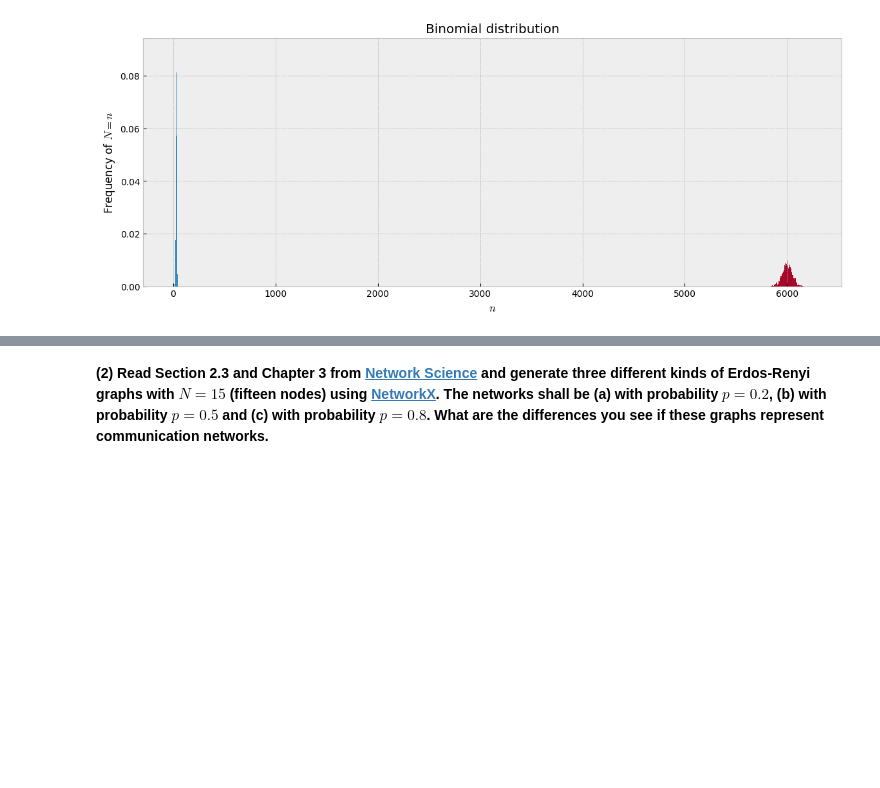
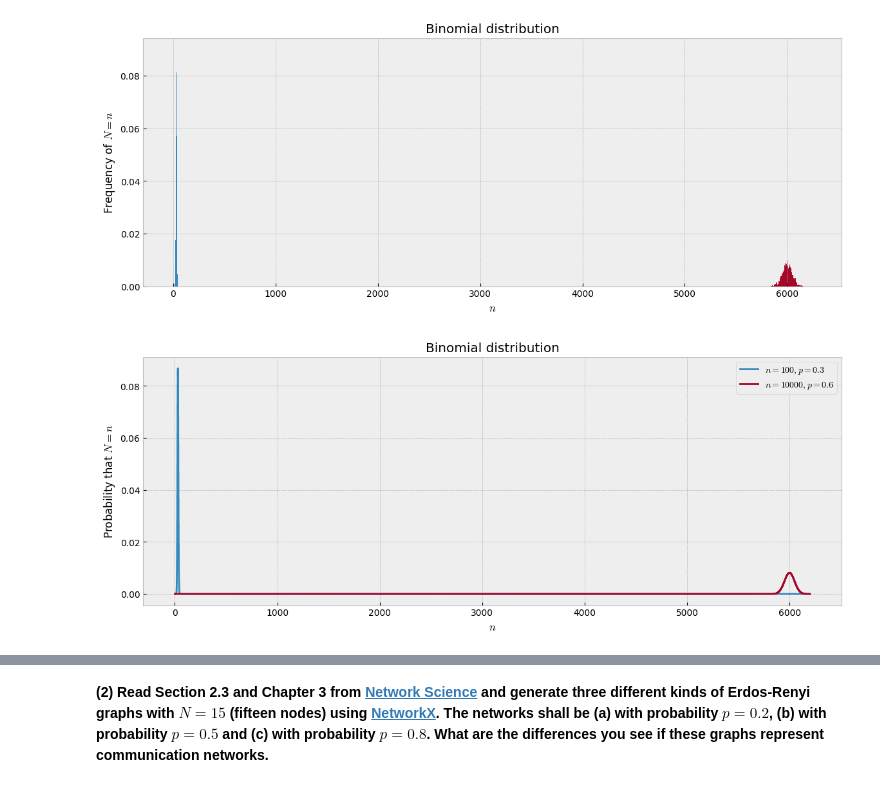
Before and after one commit to 3p10/intro-iot-systems, a Jupyter notebook: Week 5/homework-w5.ipynb, the cells around one changed output, grey strips where cells are left out. Drawn from its saved outputs; the diff is of its cells as text; code cells hidden in the pictures; blank space fills up the shorter version.

```diff
--- a/Week 5/homework-w5.ipynb
+++ b/Week 5/homework-w5.ipynb
@@ -76,3 +76,17 @@ plt.title('Binomial distribution')
 plt.show()
 # %% [output]
 [figure]
+# %%
+n = np.arange(6200)
+plt.figure(figsize=(14,5))
+plt.step(n, binom.pmf(n, 100, 0.3), where='pre', label='$n=100, p=0.3$')
+plt.step(n, binom.pmf(n, 10000, 0.6), where='pre', label='$n=10000, p=0.6$')
+plt.xlabel('$n$')
+plt.ylabel('Probability that $N = n$')
+plt.title('Binomial distribution')
+#plt.ylim([0, 1])
+plt.grid(True) #grid
+plt.legend()
+plt.show()
+# %% [output]
+[figure, added]
```
Also changed, not shown: parts of 1 cell of this notebook.
